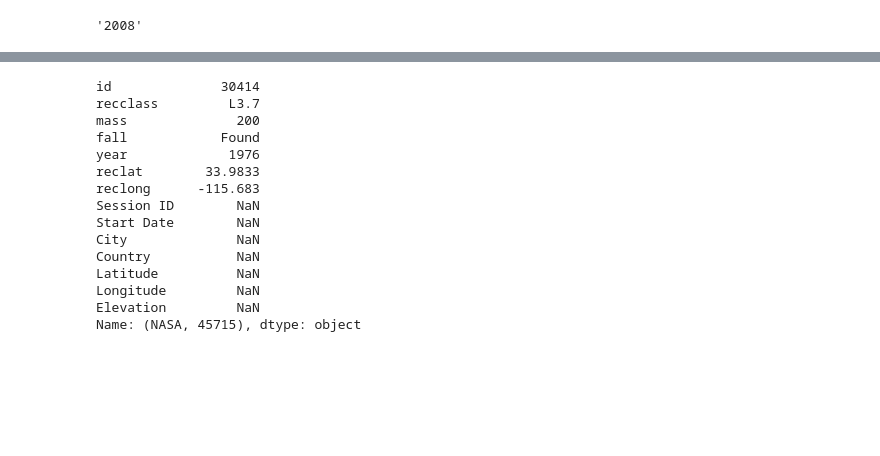
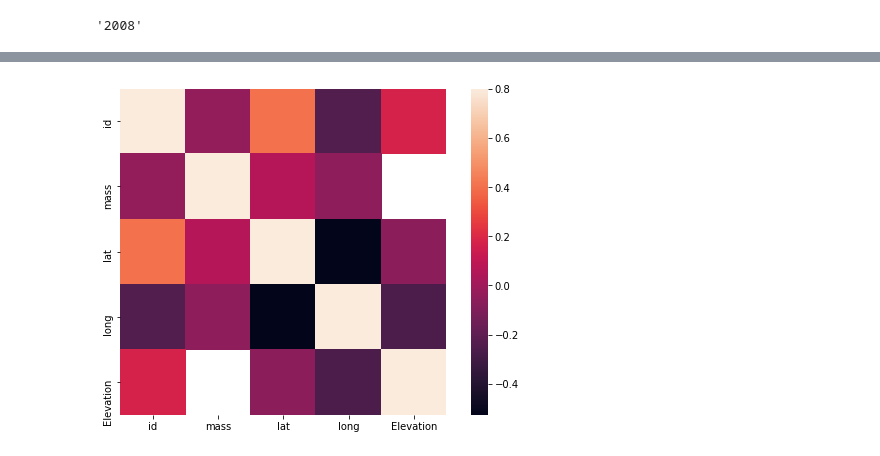
Before and after one commit to RobotGyal/Project-Impact-2020, a Jupyter notebook: machine-learning/pre-processing.ipynb, the cells around one changed output, grey strips where cells are left out. Cells and saved outputs as stored; diff of their text form; code cells hidden in the pictures; blank space fills up the shorter version.

Commit message:
[add] export all data to csv

```diff
--- a/machine-learning/pre-processing.ipynb
+++ b/machine-learning/pre-processing.ipynb
@@ -75,0 +82,18 @@ NASA 0        Aachen    1.0    Valid           L5      21.0  Fell  1880.0
+# %%
+# *****************************
+# HIGHLY IMPORTANT
+# *****************************
+
+# Sample data
+print("Original Data Stats: \n")
+print(all_data.describe())
+
+print('\n--------\n')
+
+print("New Sample Data Stats: \n")
+# all_data['year'].fillna(0).astype(int)
+# all_data['mass'].fillna(0).astype(int)
+
+
+all_data = all_data.sample(frac=0.1)  # 10% sample set
+print(all_data.describe())
@@ -181,0 +224,4 @@ test[:4]
+# %%
+# Rename (and Re-drop) columns
+all_data = all_data.drop(['Session ID', 'Start Date', 'City', 'Country', 'Latitude', 'Longitude'], axis=1)
+all_data.rename(columns={'recclass':'class', 'reclat':'lat', 'reclong':'long'}, inplace=True)
@@ -182,3 +245,11 @@ test[:4]
+# %%
+# heat map of correlation of features
+correlation_matrix = all_data.corr()
+fig = plt.figure(figsize=(9,6))
+sns.heatmap(correlation_matrix,vmax=0.8,square = True)
+plt.show()
+# %% [output]
+[figure, added]
 # %%
 # Dimensionality Reduction (PCA)
 # %%
@@ -188,18 +256,0 @@ test[:4]
-# %%
-all_data.iloc[45715]
-# %% [output]
-id              30414
-recclass         L3.7
-mass              200
-fall            Found
-year             1976
-reclat        33.9833
-reclong      -115.683
-Session ID        NaN
-Start Date        NaN
-City              NaN
-Country           NaN
-Latitude          NaN
-Longitude         NaN
-Elevation         NaN
-Name: (NASA, 45715), dtype: object
```
Also changed, not shown: parts of 9 cells of this notebook, 2 other files.
